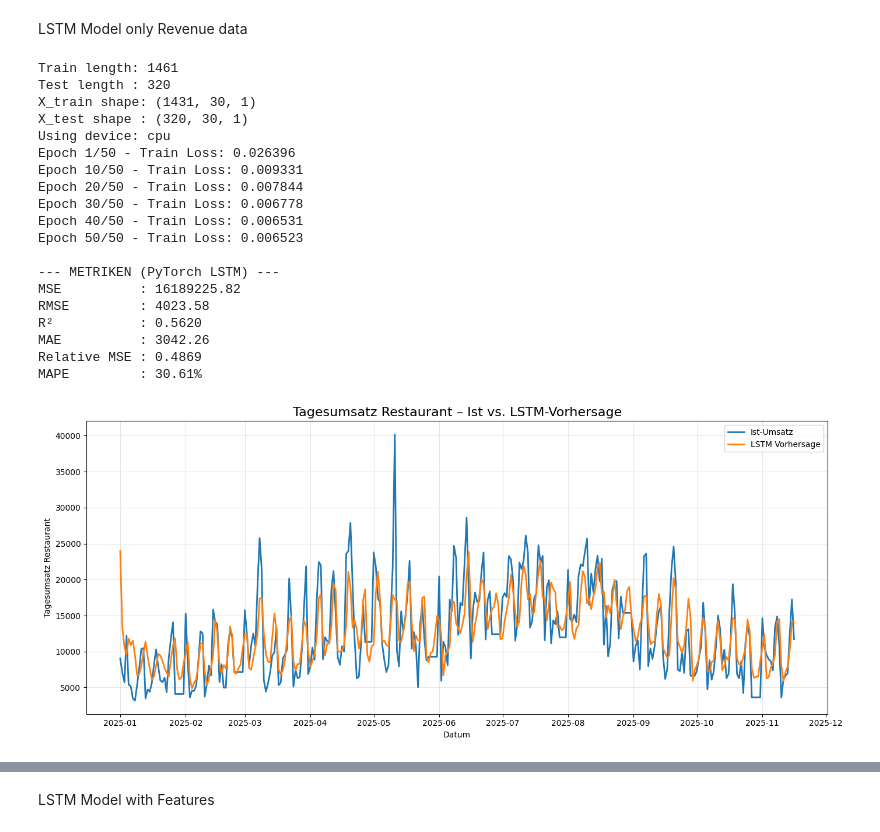
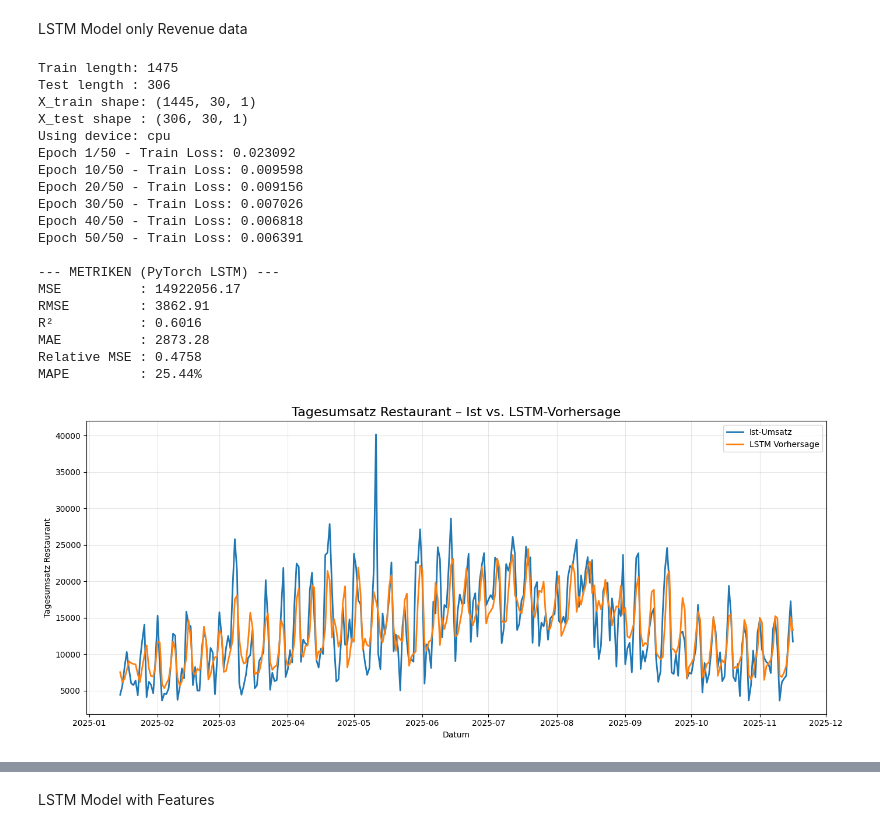
Before and after one commit to Luggias/DSF_Group_Project, a Jupyter notebook: LSTM_model.ipynb, the cells around one changed output, grey strips where cells are left out. Cells and saved outputs as stored; diff of their text form; code cells hidden in the pictures.

```diff
--- a/LSTM_model.ipynb
+++ b/LSTM_model.ipynb
@@ -13,11 +13,14 @@ import torch
 import torch.nn as nn
 from torch.utils.data import Dataset, DataLoader
 
+
 # ===================== 1) Daten laden & vorbereiten =====================
 
 df = pd.read_csv("data/dataset-merged-2.csv")
 df["Datum"] = pd.to_datetime(df["Datum"])
 df = df.sort_values("Datum")
+
+
 
 # 1.1) Spalten entfernen, die Umsatzbestandteile sind (sonst data leakage)
 df = df.drop(columns=["Terrasse", "Restaurant"], errors="ignore")
@@ -30,7 +33,7 @@ ts = ts.asfreq("D")
 ts = ts.ffill().bfill()
 
 # Train/Test-Split
-split_date = pd.Timestamp("2025-01-01")
+split_date = pd.Timestamp("2025-01-15")
 train = ts[ts.index < split_date]
 test  = ts[ts.index >= split_date]
 
@@ -201,47 +204,47 @@ plt.figure(figsize=(14,6))
 plt.plot(dates_test, y_test, label="Ist-Umsatz", linewidth=2)
 plt.plot(dates_test, y_pred, label="LSTM Vorhersage", linewidth=2)
 plt.title("Tagesumsatz Restaurant – Ist vs. LSTM-Vorhersage", fontsize=16)
 plt.xlabel("Datum")
 plt.ylabel("Tagesumsatz Restaurant")
 plt.legend()
 plt.grid(True, alpha=0.3)
 plt.tight_layout()
 plt.show()
 
 # Scatter-Plot
 plt.figure(figsize=(7,7))
 plt.scatter(y_test, y_pred, alpha=0.5)
 
 min_val = min(y_test.min(), y_pred.min())
 max_val = max(y_test.max(), y_pred.max())
 plt.plot([min_val, max_val], [min_val, max_val],
          linewidth=2, label="Perfekte Vorhersage")
 
 plt.title("LSTM – True vs. Predicted", fontsize=16)
 plt.xlabel("Echter Tagesumsatz")
 plt.ylabel("LSTM Vorhersage")
 plt.legend()
 plt.grid(True, alpha=0.3)
 plt.tight_layout()
 plt.show()
 # %% [output]
-Train length: 1461
-Test length : 320
-X_train shape: (1431, 30, 1)
-X_test shape : (320, 30, 1)
+Train length: 1475
+Test length : 306
+X_train shape: (1445, 30, 1)
+X_test shape : (306, 30, 1)
 Using device: cpu
-Epoch 1/50 - Train Loss: 0.026396
-Epoch 10/50 - Train Loss: 0.009331
-Epoch 20/50 - Train Loss: 0.007844
-Epoch 30/50 - Train Loss: 0.006778
-Epoch 40/50 - Train Loss: 0.006531
-Epoch 50/50 - Train Loss: 0.006523
+Epoch 1/50 - Train Loss: 0.023092
+Epoch 10/50 - Train Loss: 0.009598
+Epoch 20/50 - Train Loss: 0.009156
+Epoch 30/50 - Train Loss: 0.007026
+Epoch 40/50 - Train Loss: 0.006818
+Epoch 50/50 - Train Loss: 0.006391
 
 --- METRIKEN (PyTorch LSTM) ---
-MSE          : 16189225.82
-RMSE         : 4023.58
-R²           : 0.5620
-MAE          : 3042.26
-Relative MSE : 0.4869
-MAPE         : 30.61%
+MSE          : 14922056.17
+RMSE         : 3862.91
+R²           : 0.6016
+MAE          : 2873.28
+Relative MSE : 0.4758
+MAPE         : 25.44%
-[figure, old version]
+[figure, new version]
```
Also changed, not shown: parts of 5 cells of this notebook.
